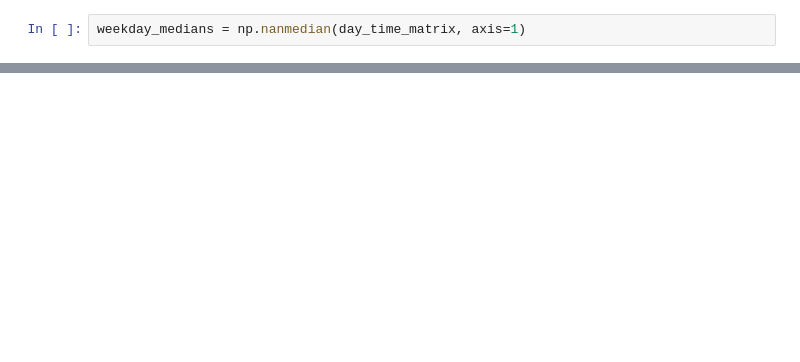
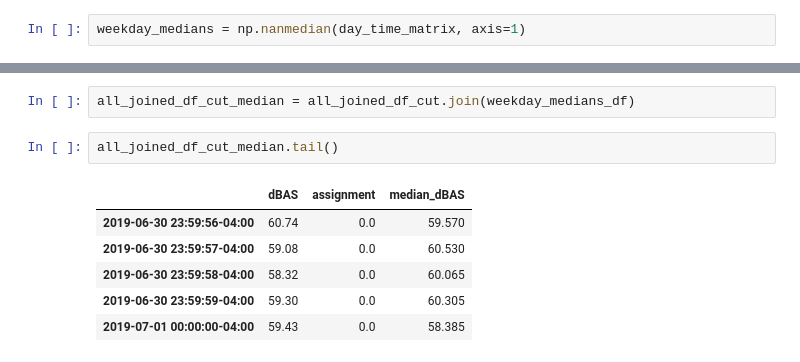
Before and after one commit to marin-hyatt/public-redhook-analysis, a Jupyter notebook: Truck_Analysis.ipynb, the cells around one changed output, grey strips where cells are left out. Cells and saved outputs as stored; diff of their text form; blank space fills up the shorter version.

```diff
--- a/Truck_Analysis.ipynb
+++ b/Truck_Analysis.ipynb
@@ -1213,0 +1223,11 @@ plt.show()
+# %%
+all_joined_df_cut_median = all_joined_df_cut.join(weekday_medians_df)
+# %%
+all_joined_df_cut_median.tail()
+# %% [output]
+|  | dBAS | assignment | median_dBAS |
+| 2019-06-30 23:59:56-04:00 | 60.74 | 0.0 | 59.570 |
+| 2019-06-30 23:59:57-04:00 | 59.08 | 0.0 | 60.530 |
+| 2019-06-30 23:59:58-04:00 | 58.32 | 0.0 | 60.065 |
+| 2019-06-30 23:59:59-04:00 | 59.30 | 0.0 | 60.305 |
+| 2019-07-01 00:00:00-04:00 | 59.43 | 0.0 | 58.385 |
```
Also changed, not shown: parts of 25 cells of this notebook.
